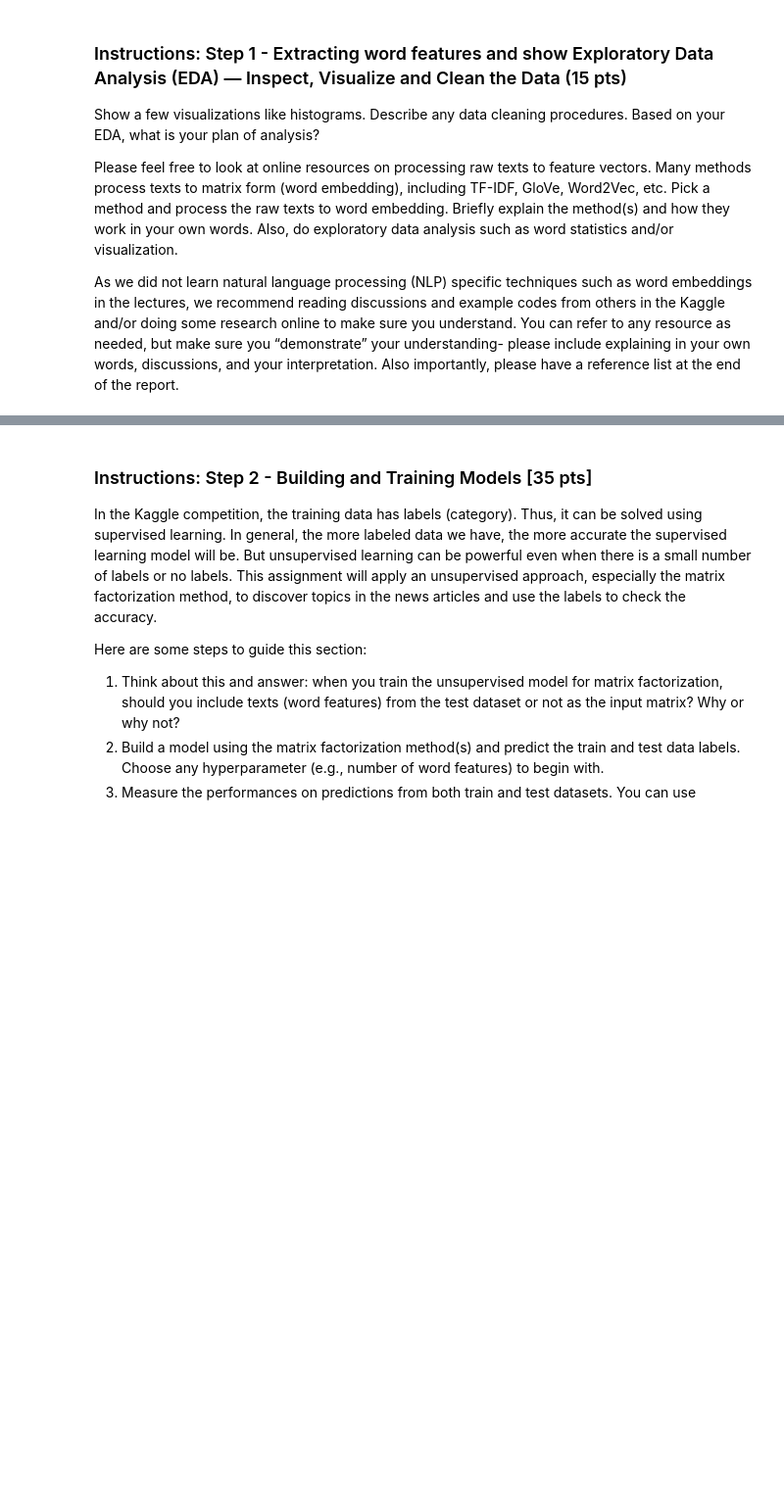
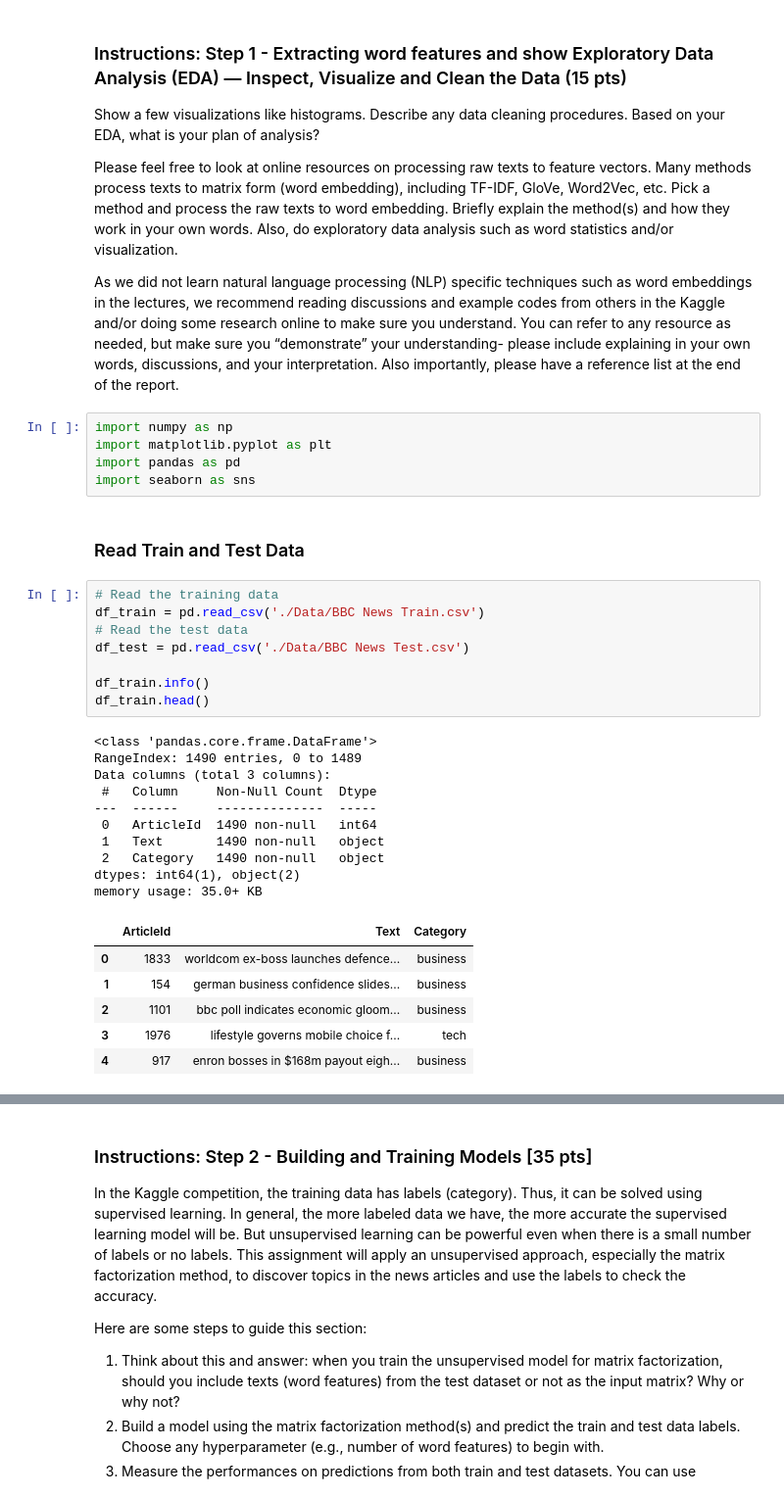
Before and after one commit to girikunche/BBC, a Jupyter notebook: BBC.ipynb, the cells around one changed output, grey strips where cells are left out. Shown at 98% size. Drawn from its saved outputs; the diff is of its cells as text; blank space fills up the shorter version.

```diff
--- a/BBC.ipynb
+++ b/BBC.ipynb
@@ -13,3 +13,35 @@ Show a few visualizations like histograms. Describe any data cleaning procedures
 Please feel free to look at online resources on processing raw texts to feature vectors. Many methods process texts to matrix form (word embedding), including TF-IDF, GloVe, Word2Vec, etc. Pick a method and process the raw texts to word embedding. Briefly explain the method(s) and how they work in your own words. Also, do exploratory data analysis such as word statistics and/or visualization.
 
 As we did not learn natural language processing (NLP) specific techniques such as word embeddings in the lectures, we recommend reading discussions and example codes from others in the Kaggle and/or doing some research online to make sure you understand. You can refer to any resource as needed, but make sure you “demonstrate” your understanding- please include explaining in your own words, discussions, and your interpretation. Also importantly, please have a reference list at the end of the report.
+# %%
+import numpy as np
+import matplotlib.pyplot as plt
+import pandas as pd
+import seaborn as sns
+# %% [markdown]
+### Read Train and Test Data
+# %%
+# Read the training data
+df_train = pd.read_csv('./Data/BBC News Train.csv')
+# Read the test data
+df_test = pd.read_csv('./Data/BBC News Test.csv')
+
+df_train.info()
+df_train.head()
+# %% [output]
+<class 'pandas.core.frame.DataFrame'>
+RangeIndex: 1490 entries, 0 to 1489
+Data columns (total 3 columns):
+ #   Column     Non-Null Count  Dtype
+---  ------     --------------  -----
+ 0   ArticleId  1490 non-null   int64
+ 1   Text       1490 non-null   object
+ 2   Category   1490 non-null   object
+dtypes: int64(1), object(2)
+memory usage: 35.0+ KB
+|  | ArticleId | Text | Category |
+| 0 | 1833 | worldcom ex-boss launches defence... | business |
+| 1 | 154 | german business confidence slides... | business |
+| 2 | 1101 | bbc poll indicates economic gloom... | business |
+| 3 | 1976 | lifestyle governs mobile choice f... | tech |
+| 4 | 917 | enron bosses in $168m payout eigh... | business |
```
Also changed, not shown: parts of 15 cells of this notebook, 1 other file.
